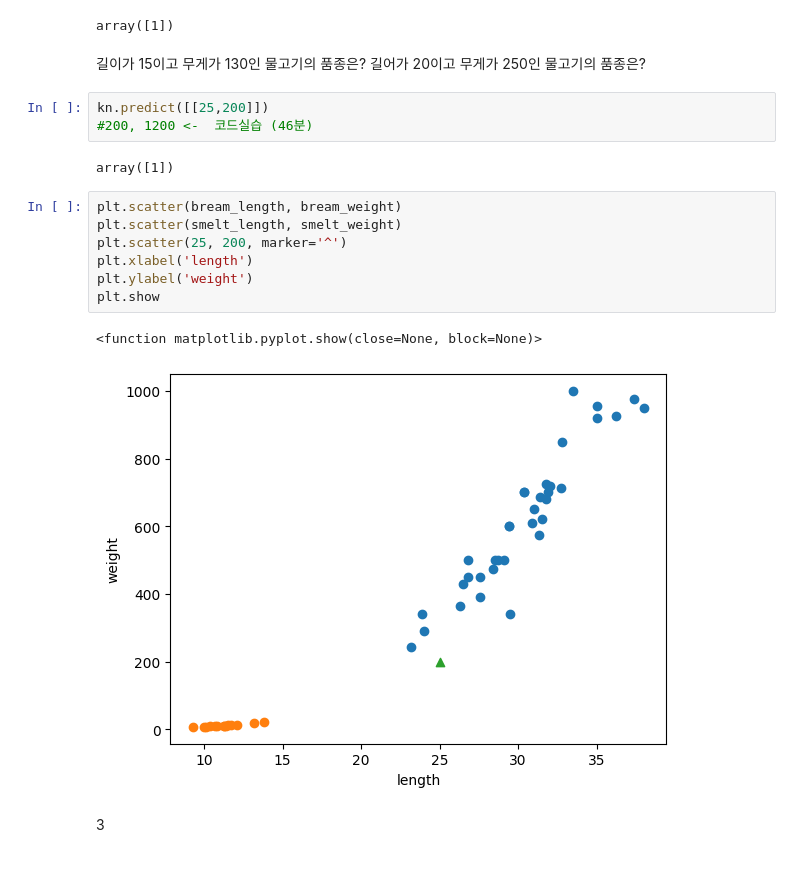
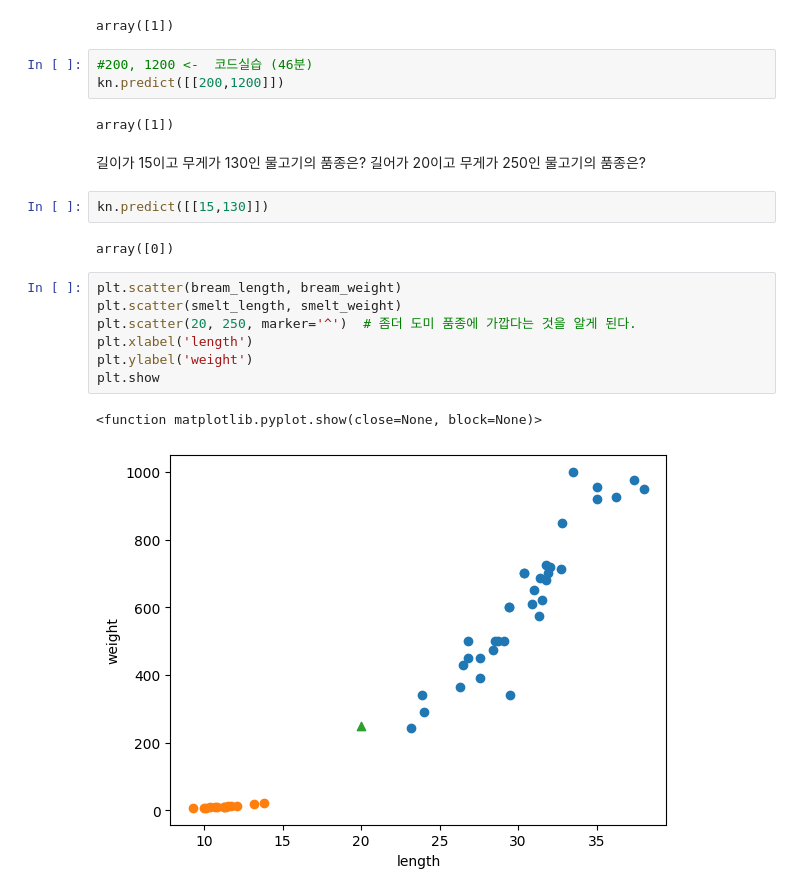
Before and after one commit to jaeseung11/Fintech_academy, a Jupyter notebook: 분류모형_실습01_fish_market.ipynb, the cells around one changed output. Drawn from its saved outputs; the diff is of its cells as text; blank space fills up the shorter version.

```diff
--- a/분류모형_실습01_fish_market.ipynb
+++ b/분류모형_실습01_fish_market.ipynb
@@ -233,23 +213,25 @@ array([0])
 kn.predict([[55,200]])
 # %% [output]
 array([1])
+# %%
+#200, 1200 <-  코드실습 (46분)
+kn.predict([[200,1200]])
+# %% [output]
+array([1])
 # %% [markdown]
 길이가 15이고 무게가 130인 물고기의 품종은?
 길어가 20이고 무게가 250인 물고기의 품종은?
-# %%
-kn.predict([[25,200]])
-#200, 1200 <-  코드실습 (46분)
-# %% [output]
-array([1])
+# %%
+kn.predict([[15,130]])
+# %% [output]
+array([0])
 # %%
 plt.scatter(bream_length, bream_weight)
 plt.scatter(smelt_length, smelt_weight)
-plt.scatter(25, 200, marker='^')
+plt.scatter(20, 250, marker='^')  # 좀더 도미 품종에 가깝다는 것을 알게 된다.
 plt.xlabel('length')
 plt.ylabel('weight')
 plt.show
 # %% [output]
 <function matplotlib.pyplot.show(close=None, block=None)>
-[figure, old version]
+[figure, new version]
-# %% [markdown]
-3
```
Also changed, not shown: parts of 32 cells of this notebook.
